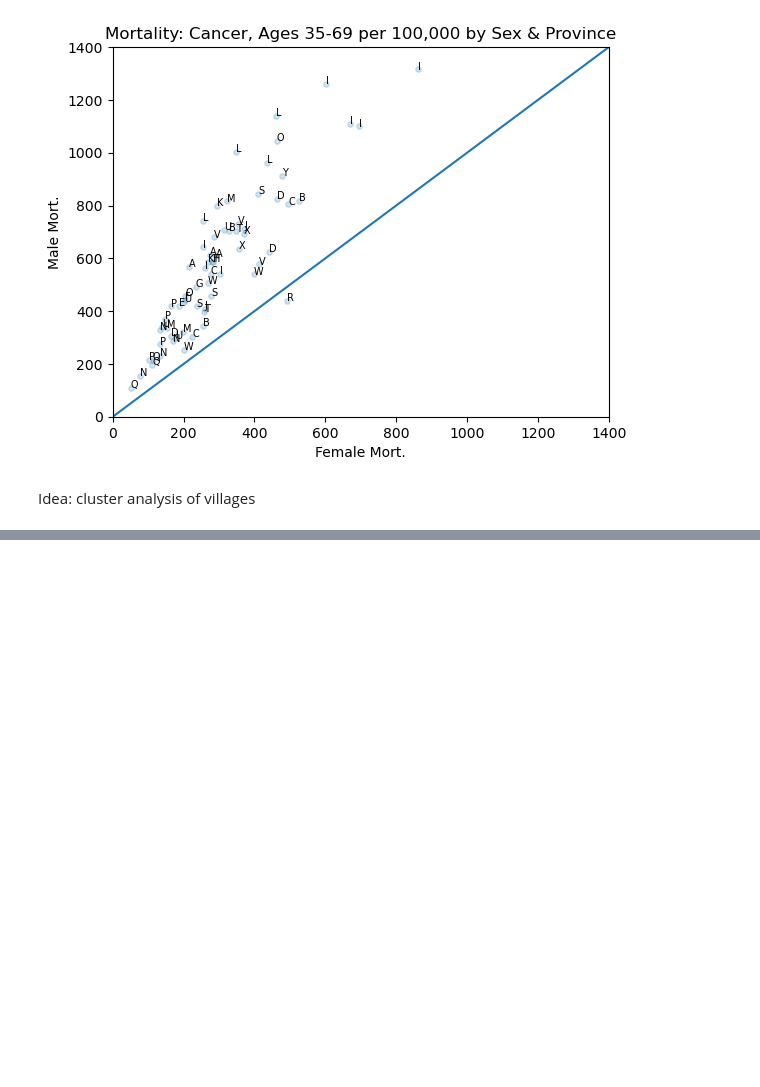
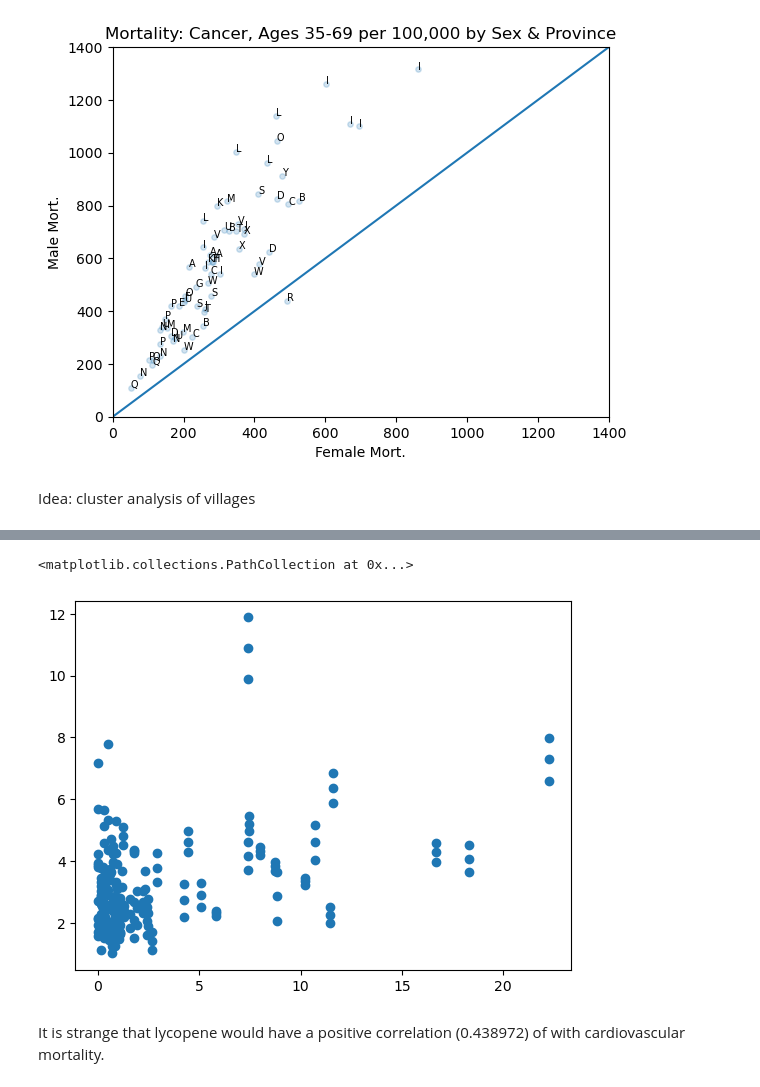
Before and after one commit to colbytse/community_health_project, a Jupyter notebook: will.ipynb, the cells around one changed output, grey strips where cells are left out. Cells and saved outputs as stored; diff of their text form; code cells hidden in the pictures; blank space fills up the shorter version.

```diff
--- a/will.ipynb
+++ b/will.ipynb
@@ -807,0 +869,7 @@ Idea: cluster analysis of villages
+# %%
+plt.scatter(plasma_vasc['p016'],plasma_vasc['m059_ALLVASCc'])
+# %% [output]
+<matplotlib.collections.PathCollection at 0x...>
+[figure, added]
+# %% [markdown]
+It is strange that lycopene would have a positive correlation (0.438972) of  with cardiovascular mortality.
```
Also changed, not shown: parts of 13 cells of this notebook, 1 other file.
